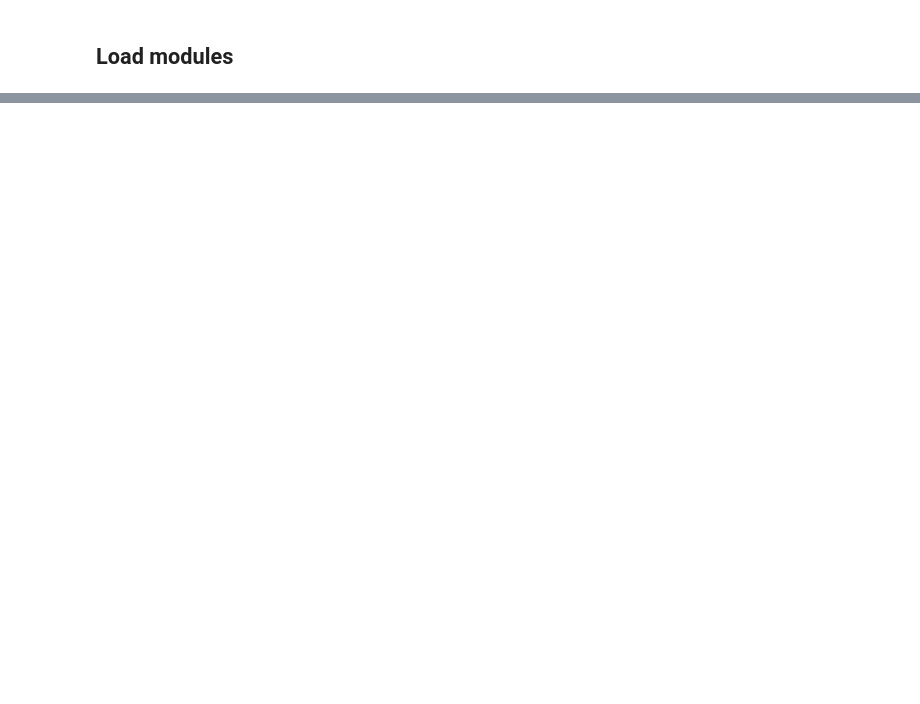
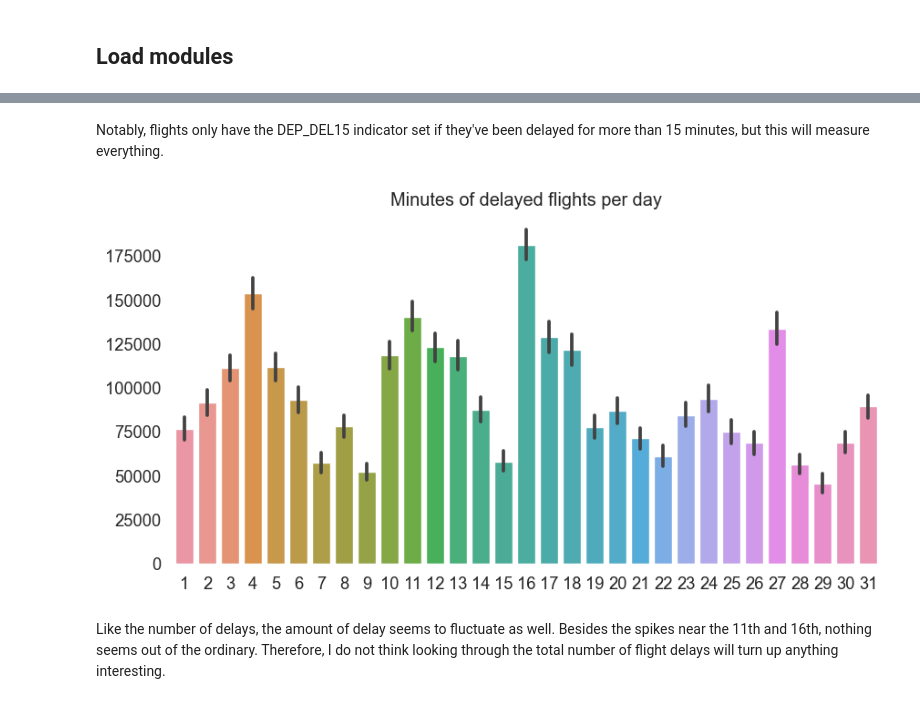
Before and after one commit to ubco-W2022T2-data301/project-group-group05, a Jupyter notebook: analysis/analysis_bradan.ipynb, the cells around one changed output, grey strips where cells are left out. Drawn from its saved outputs; the diff is of its cells as text; code cells hidden in the pictures; blank space fills up the shorter version.

```diff
--- a/analysis/analysis_bradan.ipynb
+++ b/analysis/analysis_bradan.ipynb
@@ -46,0 +127,11 @@ df.head()
+# %% [markdown]
+Notably, flights only have the DEP_DEL15 indicator set if they've been delayed for more than 15 minutes, but this will measure everything.
+# %%
+fig, ax = plt.subplots(figsize=(10,5))
+ax = sns.barplot(df, x=df['Time'].dt.day, y='Departure delay', ax=ax, estimator='sum')
+ax.set(title='Minutes of delayed flights per day', xlabel='', ylabel='')
+sns.despine(left=True, bottom=True)
+# %% [output]
+[figure, added]
+# %% [markdown]
+Like the number of delays, the amount of delay seems to fluctuate as well. Besides the spikes near the 11th and 16th, nothing seems out of the ordinary. Therefore, I do not think looking through the total number of flight delays will turn up anything interesting.
```
Also changed, not shown: parts of 18 cells of this notebook.
